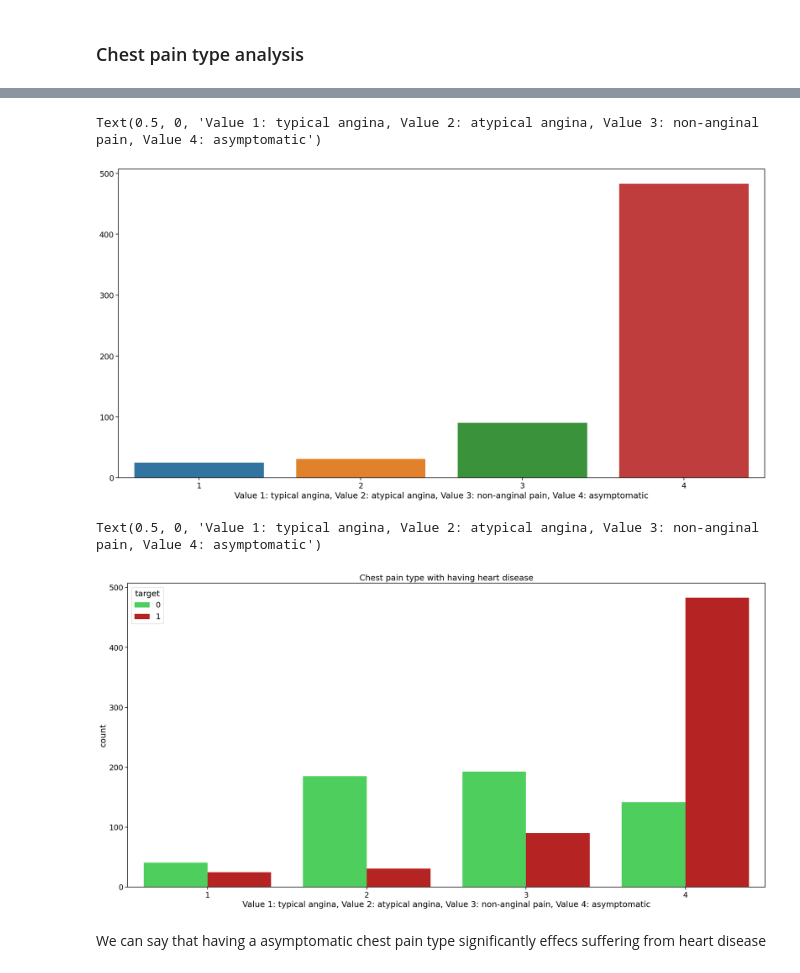
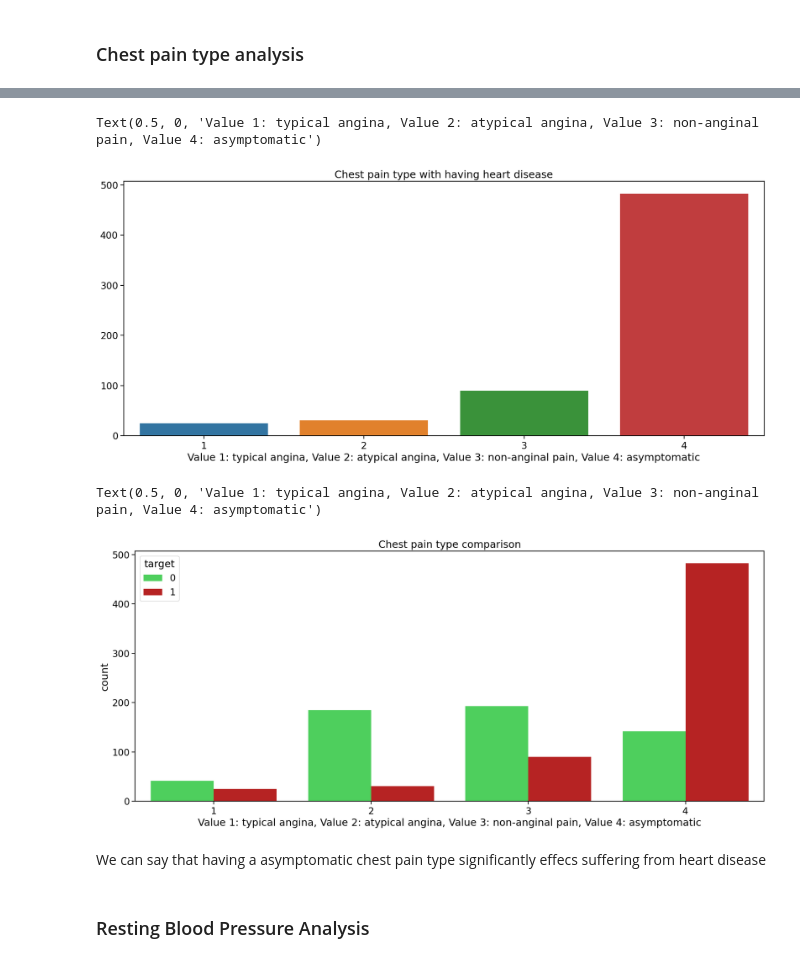
Before and after one commit to erdenahmet11/Heart-Disease-Prediction, a Jupyter notebook: Final-Project.ipynb, the cells around one changed output, grey strips where cells are left out. Cells and saved outputs as stored; diff of their text form; code cells hidden in the pictures.

Commit message:
adde some garphs and analysis

```diff
--- a/Final-Project.ipynb
+++ b/Final-Project.ipynb
@@ -103,0 +87,6 @@ plt.tight_layout()
+# %%
+plt.figure(figsize=(20,8))
+sns.set_context('notebook',font_scale = 1.5)
+sns.barplot(x=data.age[data.target==0].value_counts().index,y=data.age[data.target==0].value_counts().values)
+plt.title("Ages of people don't have heart disease and their counts")
+plt.tight_layout()
@@ -141,18 +159,21 @@ Text(0.5, 0, 'Value 1: typical angina, Value 2: atypical angina, Value 3: non-an
 # %%
-plt.figure(figsize=(25,12))
+plt.figure(figsize=(20,8))
 sns.set_context('notebook',font_scale = 1.5)
-sns.barplot(x=have_disease["chest pain type"].value_counts().index,y=have_disease["chest pain type"].value_counts().values)
+sns.barplot(x=data[data.target==1]["chest pain type"].value_counts().index,y=data[data.target==1]["chest pain type"].value_counts().values)
+plt.title("Chest pain type with having heart disease")
 plt.xlabel("Value 1: typical angina, Value 2: atypical angina, Value 3: non-anginal pain, Value 4: asymptomatic")
 # %% [output]
 Text(0.5, 0, 'Value 1: typical angina, Value 2: atypical angina, Value 3: non-anginal pain, Value 4: asymptomatic')
-[figure, old version]
+[figure, new version]
 # %%
-plt.figure(figsize=(25,12))
+plt.figure(figsize=(20,8))
 sns.countplot(x = 'chest pain type', data = data, hue = 'target', palette=['#38E54D',"#CF0A0A"])
-plt.title("Chest pain type with having heart disease")
+plt.title("Chest pain type comparison")
 plt.xlabel("Value 1: typical angina, Value 2: atypical angina, Value 3: non-anginal pain, Value 4: asymptomatic")
 # %% [output]
 Text(0.5, 0, 'Value 1: typical angina, Value 2: atypical angina, Value 3: non-anginal pain, Value 4: asymptomatic')
-[figure, old version]
+[figure, new version]
 # %% [markdown]
 We can say that having a asymptomatic chest pain type significantly effecs suffering from heart disease
+# %% [markdown]
+### Resting Blood Pressure Analysis
```
Also changed, not shown: parts of 33 cells of this notebook.
